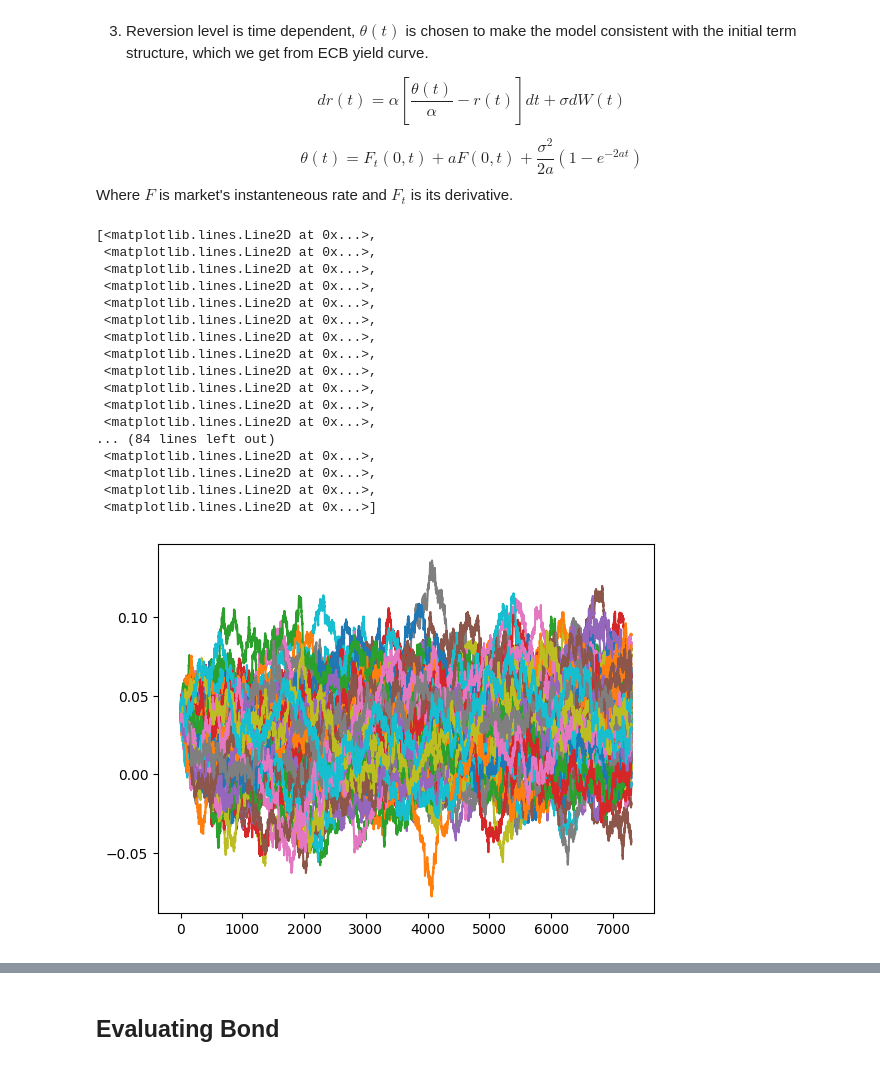
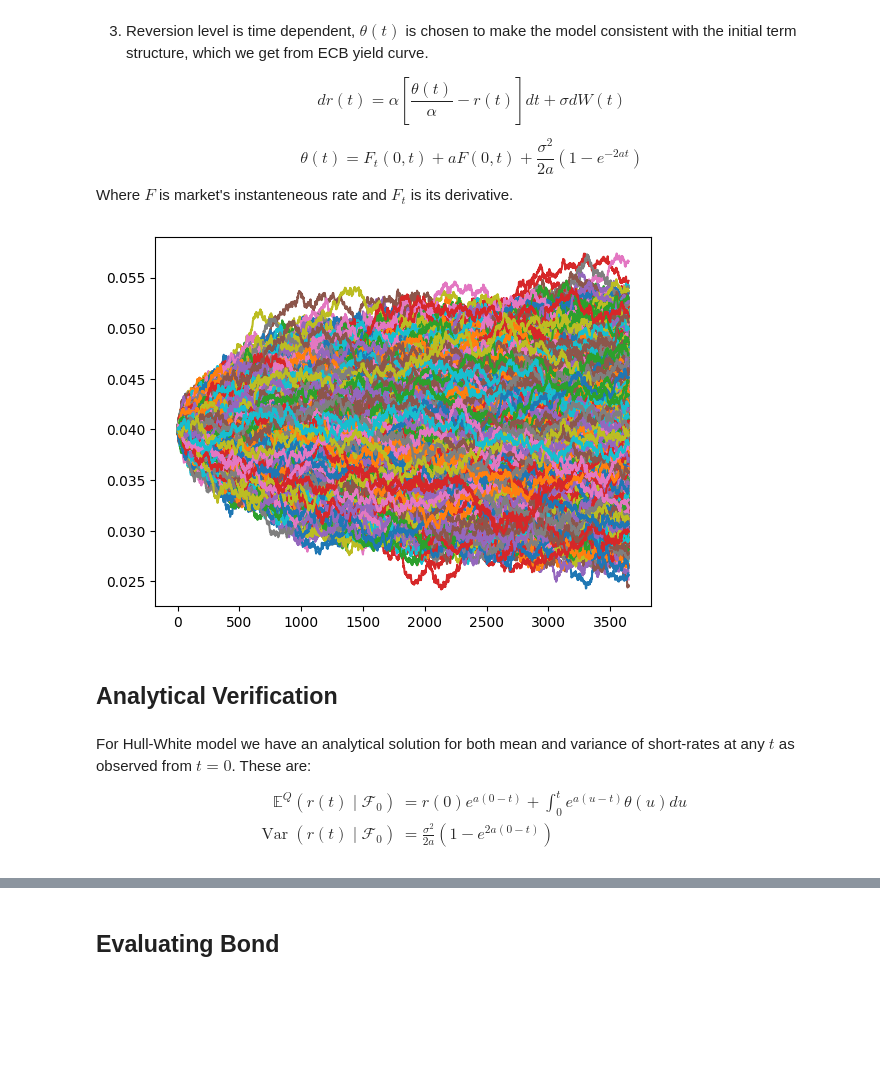
Before and after one commit to pmchrist/Pricing-Interest-Rate-Swaptions, a Jupyter notebook: Implementation.ipynb, the cells around one changed output, grey strips where cells are left out. Cells and saved outputs as stored; diff of their text form; code cells hidden in the pictures; blank space fills up the shorter version.

Commit message:
Parallelization and Check for HW model

```diff
--- a/Implementation.ipynb
+++ b/Implementation.ipynb
@@ -87,49 +123,66 @@ $$
 Where $F$ is market's instanteneous rate and $F_t$ is its derivative.
 # %%
 # Simulation's Parameters
-T = 20                  # Years of Simulation
+T = 10                  # Years of Simulation
 days_per_year = 365     # Days in the Year
-N = T*days_per_year     # Number of steps
+N = int(T*days_per_year)     # Number of steps
 dt = 1.0 * T / N        # Time step size
-simulations = 100        # Amount of Monte Carlo runs
+simulations = 10_000        # Amount of Monte Carlo runs
 #np.random.seed(42)
 
 # Parameters for the Hull-White model
-a = 0.5         # Just some value
-sigma = 0.025   # Assumed 250bps (to make things interesting)
+a = 0.1       # Just some value
+sigma = 0.002   # Assumed 250bps (to make things interesting)
 theta = lambda t: yield_curve.derivative(nu=1)(t) + (a*yield_curve(t)) + ((sigma**2)/(2*a))*(1-np.exp(-2*a*t))
-r0 = .04
+r0 = 0.04
 # %%
-# Generate random factors for the Brownian motion component
-short_rate_paths = []
-for n in range(simulations):
+import numpy as np
+import matplotlib.pyplot as plt
+from multiprocess import Pool
+
+
+# I decided not to implement vectorized explicit formula (integrals still need for loop), so I parallelyzed drift generator
+# Define the function that simulates a single path
+def simulate_path(params):
+
+    import numpy as np
+    from scipy.interpolate import CubicSpline
+    import scipy.stats as stats
+
+    _, N, dt, r0, a, sigma, theta, yield_curve = params
+    theta = lambda t: yield_curve.derivative(nu=1)(t) + (a*yield_curve(t)) + ((sigma**2)/(2*a))*(1-np.exp(-2*a*t))
+
     Z = np.random.normal(0, 1, N)
     dr = np.zeros(N)
     r = np.zeros(N)
-    r[0] = r0              # Should we initialize with initial rate from the market?
+    r[0] = r0  # Initialize with the initial rate from the market
     for t in range(1, N):
         dr[t] = (theta(t * dt) - a * r[t-1]) * dt + sigma * np.sqrt(dt) * Z[t]
         r[t] = r[t-1] + dr[t]
-    short_rate_paths.append(r)
+    return r
+
+# Use multiprocess to run simulations in parallel
+simulation_params = [(i, N, dt, r0, a, sigma, theta, yield_curve) for i in range(simulations)]
+
+# Run in Parallel
+with Pool() as pool:
+    short_rate_paths = pool.map(simulate_path, simulation_params)
+
+# Convert list of arrays to a 2D NumPy array
 short_rate_paths = np.array(short_rate_paths)
 
+# Plotting the paths
 plt.plot(short_rate_paths.T)
+plt.show()
 # %% [output]
-[<matplotlib.lines.Line2D at 0x...>,
- <matplotlib.lines.Line2D at 0x...>,
- <matplotlib.lines.Line2D at 0x...>,
- <matplotlib.lines.Line2D at 0x...>,
- <matplotlib.lines.Line2D at 0x...>,
- <matplotlib.lines.Line2D at 0x...>,
- <matplotlib.lines.Line2D at 0x...>,
- <matplotlib.lines.Line2D at 0x...>,
- <matplotlib.lines.Line2D at 0x...>,
- <matplotlib.lines.Line2D at 0x...>,
- <matplotlib.lines.Line2D at 0x...>,
- <matplotlib.lines.Line2D at 0x...>,
-... (84 lines left out)
- <matplotlib.lines.Line2D at 0x...>,
- <matplotlib.lines.Line2D at 0x...>,
- <matplotlib.lines.Line2D at 0x...>,
- <matplotlib.lines.Line2D at 0x...>]
-[figure, old version]
+[figure, new version]
+# %% [markdown]
+## Analytical Verification
+# %% [markdown]
+For Hull-White model we have an analytical solution for both mean and variance of short-rates at any $t$ as observed from $t=0$. These are:
+$$
+\begin{aligned}
+\mathbb{E}^Q\left(r(t) \mid \mathcal{F}_0\right) & =r(0) e^{a(0-t)}+\int_0^t e^{a(u-t)} \theta(u) d u \\
+\operatorname{Var}\left(r(t) \mid \mathcal{F}_0\right) &=\frac{\sigma^2}{2 a}\left(1-e^{2 a(0-t)}\right)
+\end{aligned}
+$$
```
Also changed, not shown: parts of 6 cells of this notebook, 1 other file.
